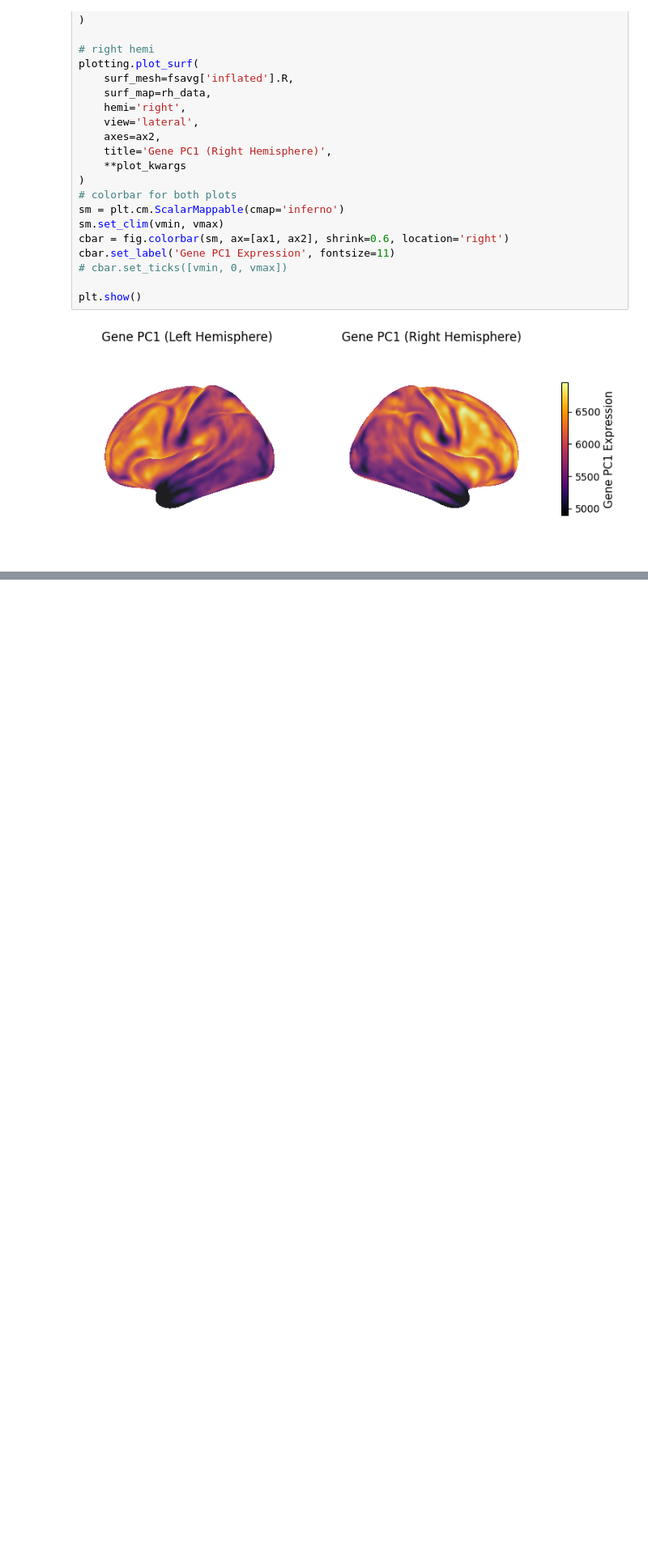
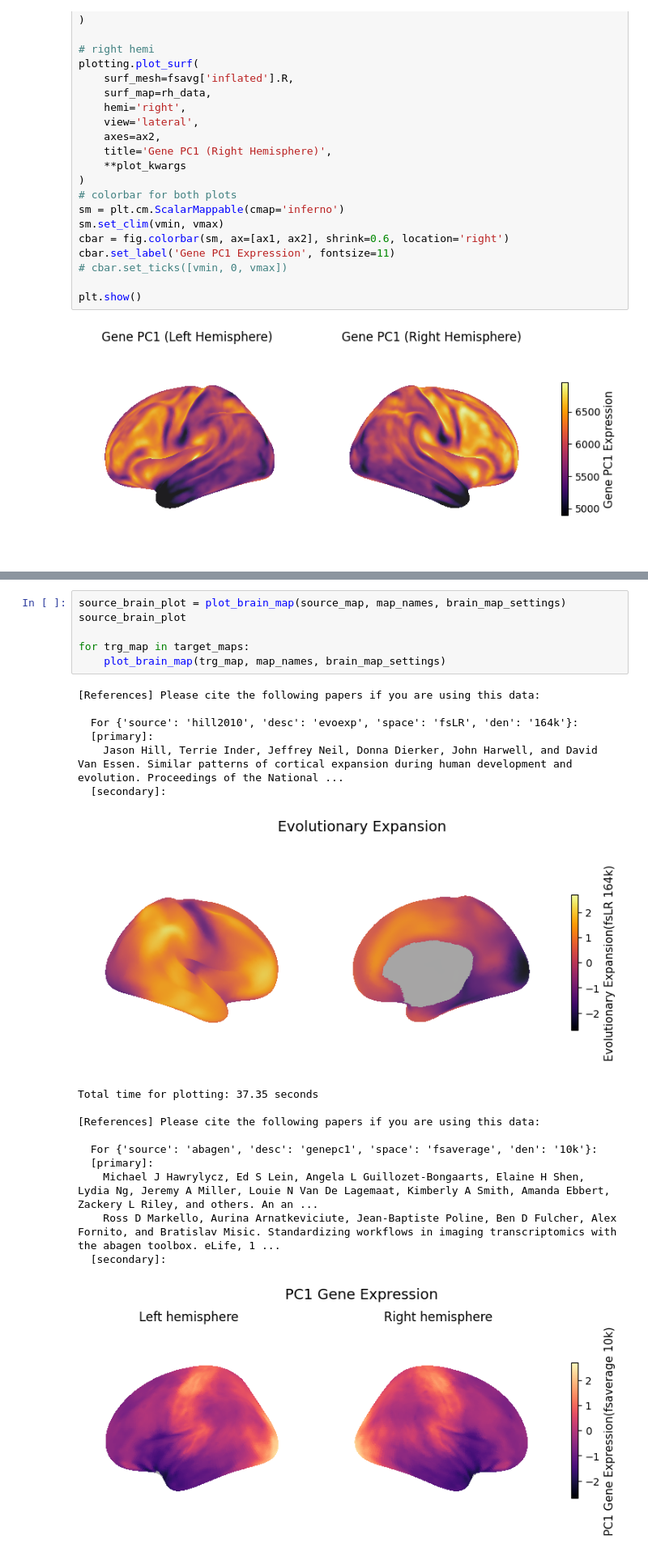
Before and after one commit to kesouder/dsc-neuroImages, a Jupyter notebook: project1.ipynb, the cells around one changed output, grey strips where cells are left out. Shown at 81% size. Saved outputs shown, nothing was run; the diff lists cells and outputs as text; blank space fills up the shorter version.

```diff
--- a/project1.ipynb
+++ b/project1.ipynb
@@ -1185,0 +1352,24 @@ plt.show()
+# %%
+source_brain_plot = plot_brain_map(source_map, map_names, brain_map_settings)
+source_brain_plot
+
+for trg_map in target_maps:
+    plot_brain_map(trg_map, map_names, brain_map_settings)
+# %% [output]
+[References] Please cite the following papers if you are using this data:
+
+  For {'source': 'hill2010', 'desc': 'evoexp', 'space': 'fsLR', 'den': '164k'}:
+  [primary]:
+    Jason Hill, Terrie Inder, Jeffrey Neil, Donna Dierker, John Harwell, and David Van Essen. Similar patterns of cortical expansion during human development and evolution. Proceedings of the National ...
+  [secondary]:
+[figure, added]
+Total time for plotting: 37.35 seconds
+
+[References] Please cite the following papers if you are using this data:
+
+  For {'source': 'abagen', 'desc': 'genepc1', 'space': 'fsaverage', 'den': '10k'}:
+  [primary]:
+    Michael J Hawrylycz, Ed S Lein, Angela L Guillozet-Bongaarts, Elaine H Shen, Lydia Ng, Jeremy A Miller, Louie N Van De Lagemaat, Kimberly A Smith, Amanda Ebbert, Zackery L Riley, and others. An an ...
+    Ross D Markello, Aurina Arnatkeviciute, Jean-Baptiste Poline, Ben D Fulcher, Alex Fornito, and Bratislav Misic. Standardizing workflows in imaging transcriptomics with the abagen toolbox. eLife, 1 ...
+  [secondary]:
+[figure, added]
```
Also changed, not shown: parts of 6 cells of this notebook, 1 other file.
